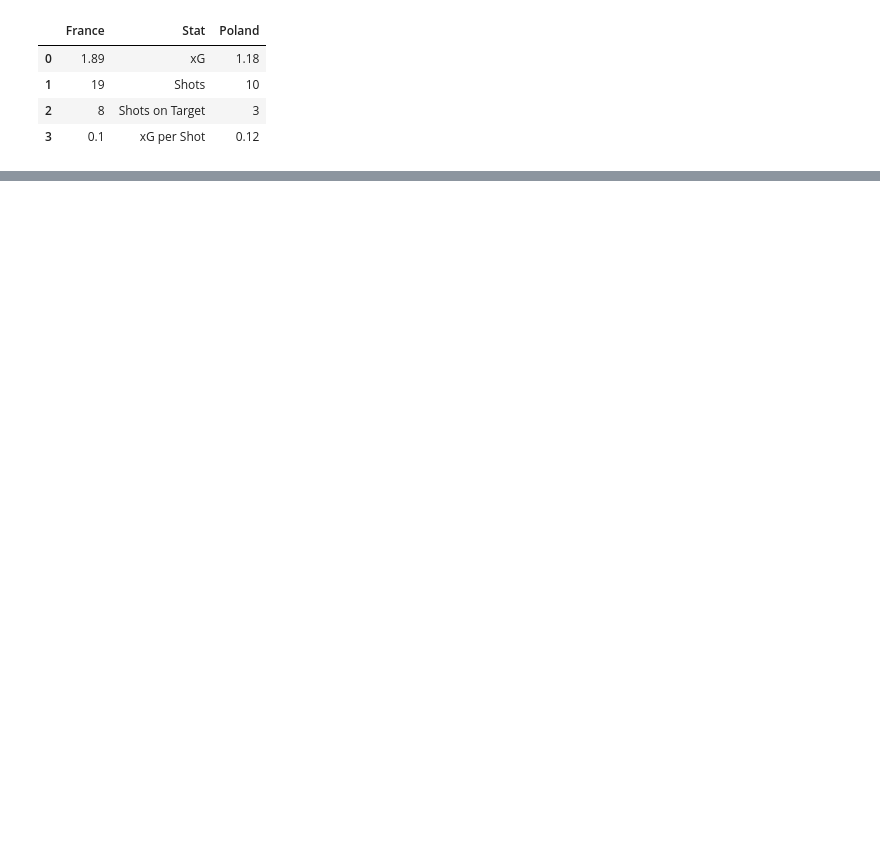
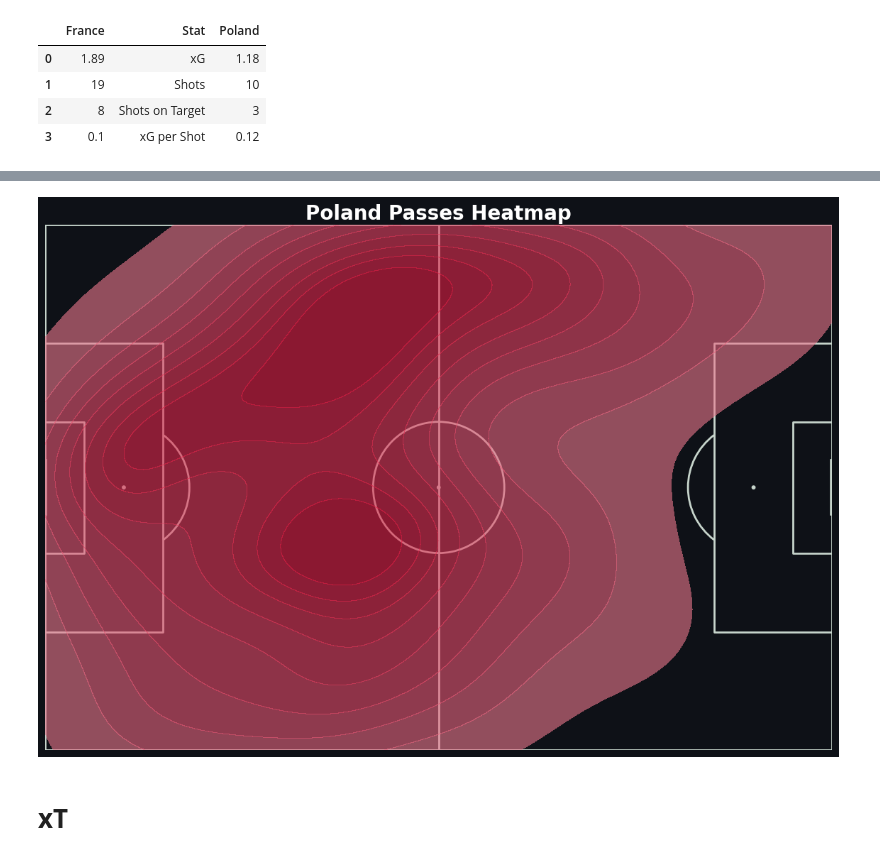
Before and after one commit to AKapich/Euro_Dashboard_Creator, a Jupyter notebook: chart_preparation.ipynb, the cells around one changed output, grey strips where cells are left out. Drawn from its saved outputs; the diff is of its cells as text; code cells hidden in the pictures; blank space fills up the shorter version.

Commit message:
Add new charts

```diff
--- a/chart_preparation.ipynb
+++ b/chart_preparation.ipynb
@@ -59,0 +47,2 @@ def shotmap(match_id, team, ax, inverse=False):
+# %%
+team='Poland'
@@ -59,0 +88,43 @@ def shotmap(match_id, team, ax, inverse=False):
+# %%
+def lighten_hex_color(hex_color, percentage):
+
+    hex_color = hex_color.lstrip('#')
+    r, g, b = int(hex_color[0:2], 16), int(hex_color[2:4], 16), int(hex_color[4:6], 16)
+    r, g, b = int(r + (255 - r) * percentage), int(g + (255 - g) * percentage), int(b + (255 - b) * percentage)
+    r, g, b = min(255, int(r)), min(255, int(g)), min(255, int(b))
+
+    return "#{:02x}{:02x}{:02x}".format(r, g, b)
+# %%
+def passes_heatmap(match_id, team):
+    passes = sb.events(match_id=match_id, split=True, flatten_attrs=False)["passes"]
+    passes = passes.query(f'team == "{team}"')
+
+    fig ,ax = plt.subplots(figsize=(13, 8),constrained_layout=False, tight_layout=True)
+    fig.set_facecolor('#0e1117')
+    ax.patch.set_facecolor('#0e1117')
+    pitch = Pitch(pitch_type='statsbomb', pitch_color='#0e1117', line_color='#c7d5cc')
+    pitch.draw(ax=ax)
+
+    passes['x'], passes['y'] = zip(*passes['location'])
+
+
+    sns.kdeplot(
+            x=passes["x"],
+            y=passes["y"],
+            fill = True,
+            shade_lowest=False,
+            alpha=.6,
+            n_levels=10,
+            cmap = LinearSegmentedColormap.from_list('', [lighten_hex_color('#de1a41', 0.45), '#de1a41'], N=100)
+        )
+    plt.xlim(0,120)
+    plt.ylim(80,0)
+
+    ax.set_title(f'{team} Passes Heatmap', color='white', size=20, fontweight='bold')
+
+
+passes_heatmap(match_id, team)
+# %% [output]
+[figure, added]
+# %% [markdown]
+# **xT**
```
Also changed, not shown: parts of 12 cells of this notebook, 4 other files.
